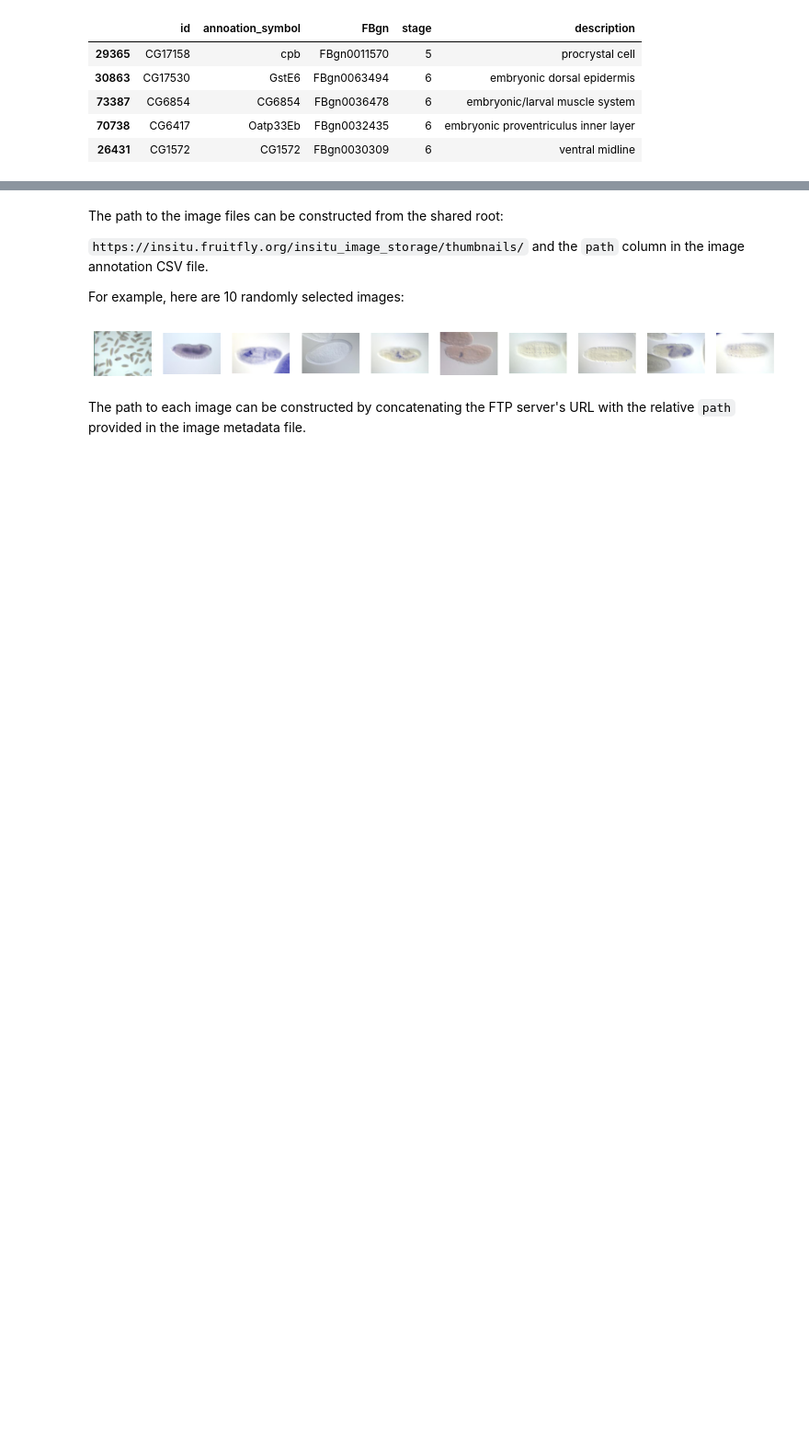
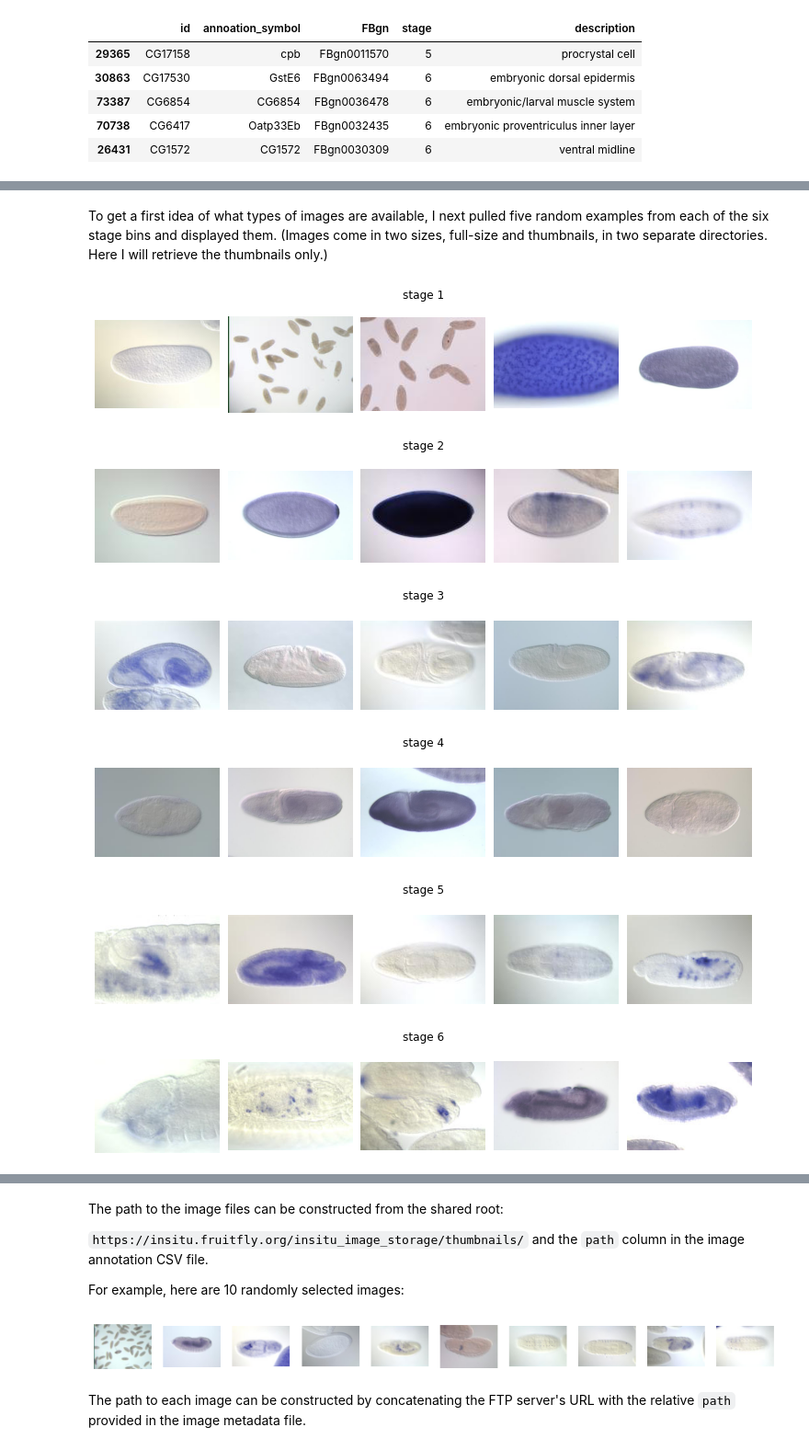
Before and after one commit to tomsing1/fastpages_setup, a Jupyter notebook: _notebooks/2020-12-11-Retrieving-BDGP-images.ipynb, the cells around one changed output, grey strips where cells are left out. Shown at 92% size. Cells and saved outputs as stored; diff of their text form; code cells hidden in the pictures; blank space fills up the shorter version.

Commit message:
deeper exploration of the available images

```diff
--- a/_notebooks/2020-12-11-Retrieving-BDGP-images.ipynb
+++ b/_notebooks/2020-12-11-Retrieving-BDGP-images.ipynb
@@ -17,3 +22,22 @@ shares metadata about the collected images as CSV files
 # %%
-image_metadata = "https://insitu.fruitfly.org/insitu-mysql-dump/insitu_images.csv.gz"
-image_annotations = "https://insitu.fruitfly.org/insitu-mysql-dump/insitu_annot.csv.gz"
+server = "https://insitu.fruitfly.org/"
+image_metadata = server + "insitu-mysql-dump/insitu_images.csv.gz"
+image_annotations = server + "insitu-mysql-dump/insitu_annot.csv.gz"
+image_root = server + 'insitu_image_storage/thumbnails/'
+# %%
+def retrieve_image(root, path):
+  "Retrieve an impage from the BDGP server via https"
+  url = root + path
+  response = requests.get(url)
+  return Image.open(BytesIO(response.content))
+
+def display_multiple_img(x, rows=1, cols=1, figsize=None, title=None):
+  """Plot a list of images"""
+  figure, ax = plt.subplots(nrows=rows,ncols=cols,figsize=figsize,
+                            constrained_layout=True)
+  for ind,img in enumerate(x):
+    ax.ravel()[ind].imshow(img)
+    ax.ravel()[ind].set_axis_off()
+  if title:
+    figure.suptitle(title)
+  plt.show()
@@ -35,6 +62,7 @@ images = pd.read_csv(image_metadata, header=None, compression="gzip",
                      names=['id','symbol', 'annotation_symbol',
                           'FBgn', 'cDNA_clone', 'path', 'stage', 'pov',
                            'comment', 'resolution'])
+images["stage"] = images["stage"].astype('category')
 annotations = pd.read_csv(image_annotations, header=None, compression="gzip",
                           encoding="latin1", index_col=False,
                           names=['id', 'annoation_symbol', 'FBgn', 'stage',
@@ -72,0 +126,24 @@ Stage 13-16|  6
+# %% [markdown]
+To get a first idea of what types of images are available, I next pulled five
+random examples from each of the six stage bins and displayed them.
+(Images come in two sizes, full-size and thumbnails, in two separate directories. Here I will retrieve the thumbnails only.)
+# %%
+n_images = 5
+thumbnails = {}
+for stage in range(1,7):
+  selected_images = images.query(f'stage == {stage}') \
+    .path.sample(n_images, random_state=1234) \
+    .tolist()
+  thumbnails[f'stage {stage}'] = [
+    retrieve_image(image_root, x) for x in selected_images]
+# %%
+for stage in thumbnails.keys():
+  display_multiple_img(thumbnails[stage], rows=1, cols=5, figsize=(10,2),
+                       title=stage)
+# %% [output]
+[figure, added]
+[figure, added]
+[figure, added]
+[figure, added]
+[figure, added]
+[figure, added]
```
Also changed, not shown: parts of 29 cells of this notebook.
